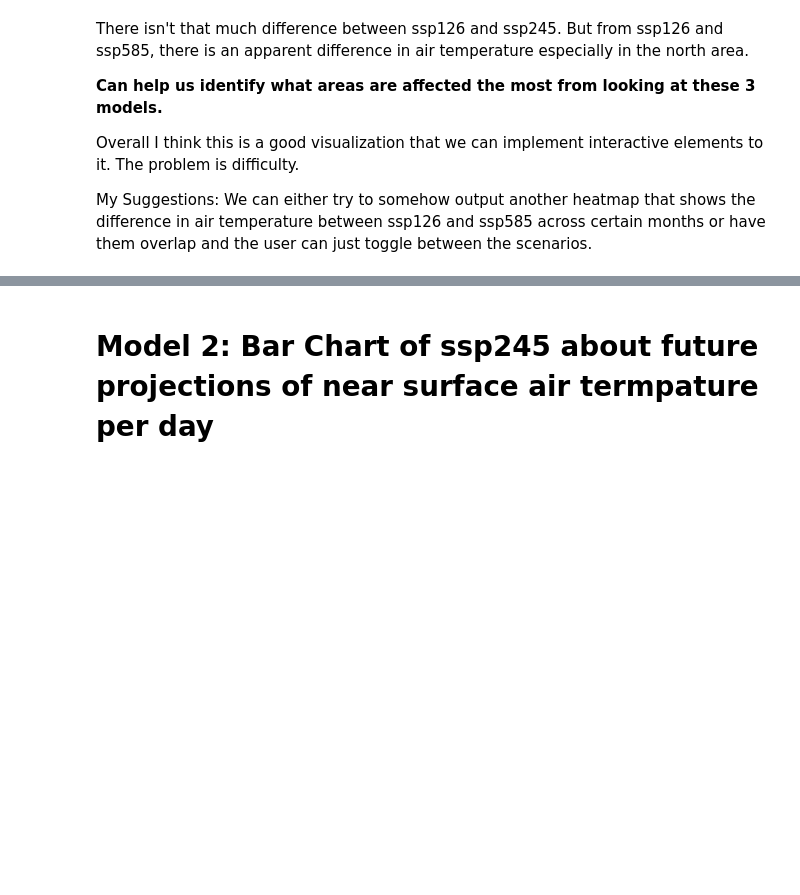
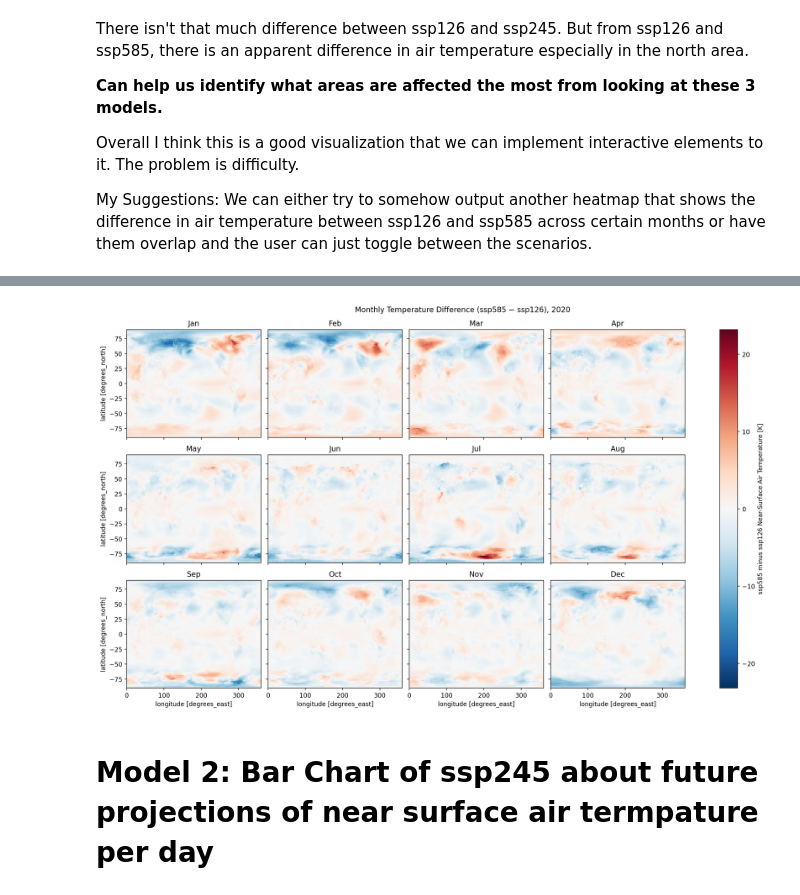
Before and after one commit to DonLe727/DSC-106-Project-3, a Jupyter notebook: CMIP.ipynb, the cells around one changed output, grey strips where cells are left out. Cells and saved outputs as stored; diff of their text form; code cells hidden in the pictures; blank space fills up the shorter version.

```diff
--- a/CMIP.ipynb
+++ b/CMIP.ipynb
@@ -200,3 +224,29 @@ My Suggestions: We can either try to somehow output another heatmap that shows t
+# %%
+def plot_tas_diff_year(ds_high, ds_low, year, label_high="ssp585", label_low="ssp126", col_wrap=4):
+    """Plot the near-surface air temperature difference (ds_high - ds_low) for every month of a given year."""
+    tas_high = ds_high.tas.sel(time=str(year))
+    tas_low = ds_low.tas.sel(time=str(year))
+    diff = (tas_high - tas_low).squeeze()
+
+    fg = diff.plot(
+        col='time',
+        col_wrap=col_wrap,
+        cmap='RdBu_r',
+        center=0,
+        size=3,
+        aspect=1.3,
+        cbar_kwargs={'label': f'{label_high} minus {label_low} Near-Surface Air Temperature [K]'}
+    )
+    fg.fig.suptitle(f'Monthly Temperature Difference ({label_high} − {label_low}), {year}', y=1.02)
+    # replace the default "time = ..." titles with just the month name
+    for ax, t in zip(fg.axes.flat, diff.time.values):
+        ax.set_title(t.strftime('%b'))
+    plt.show()
+    return diff
+
+diff_2020_all_months = plot_tas_diff_year(ds_month_ssp585, ds_month_ssp126, 2020)
+# %% [output]
+[figure, added]
 # %% [markdown]
 <h1>Model 2: Bar Chart of ssp245 about future projections of near surface air termpature per day</h1>
 # %%
```
Also changed, not shown: parts of 5 cells of this notebook.
